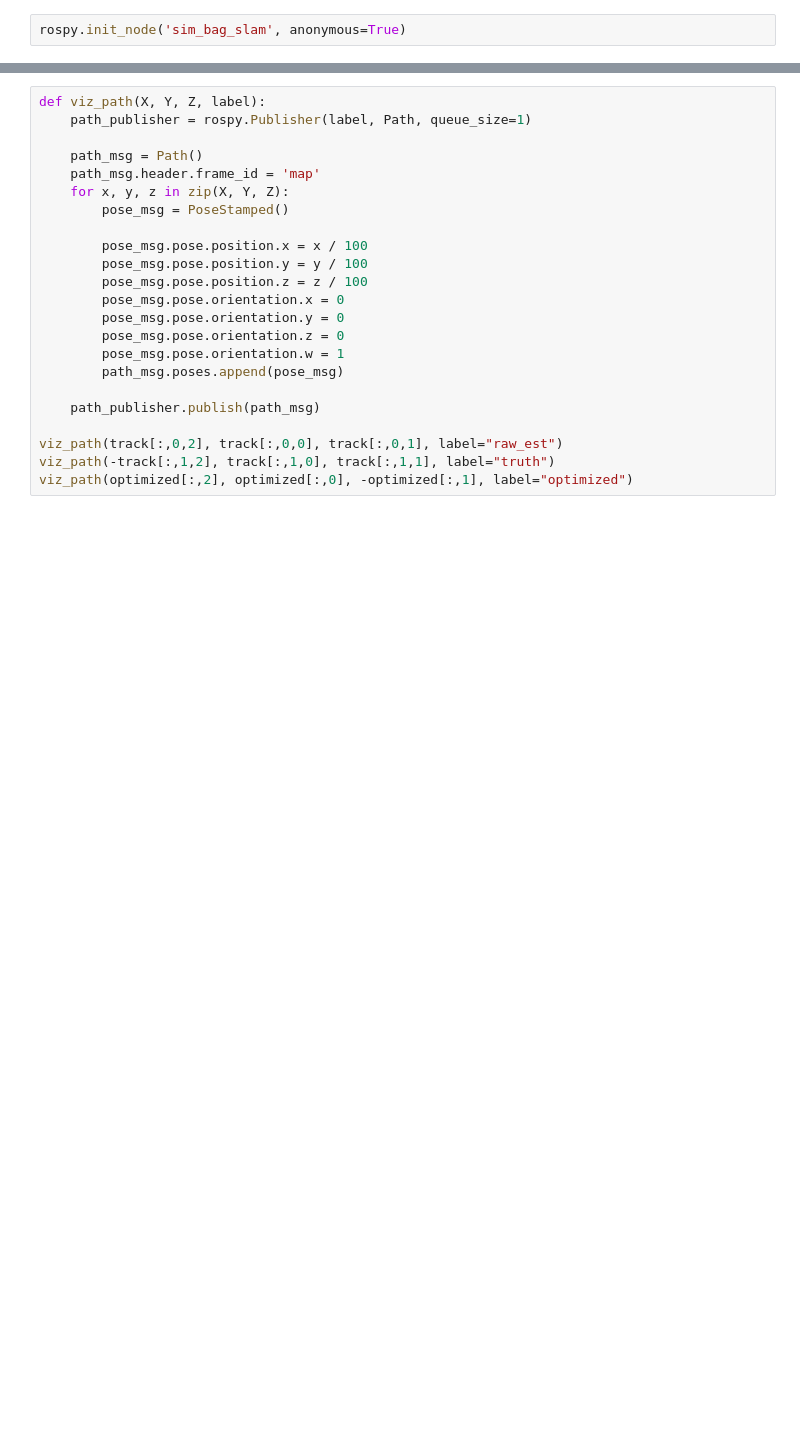
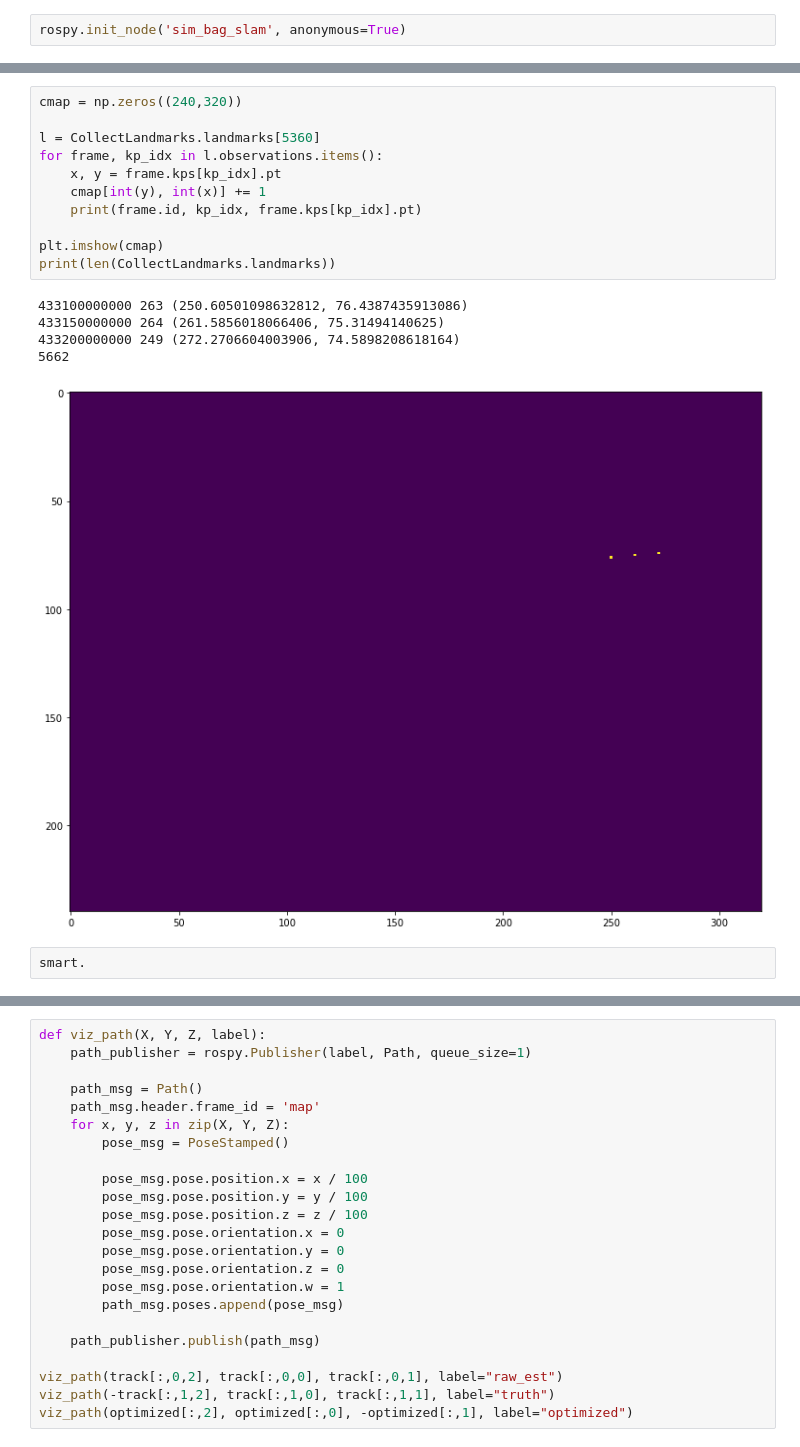
Before and after one commit to azazdeaz/test234, a Jupyter notebook: notebooks/sim-bag-slam.ipynb, the cells around one changed output, grey strips where cells are left out. Drawn from its saved outputs; the diff is of its cells as text; blank space fills up the shorter version.

```diff
--- a/notebooks/sim-bag-slam.ipynb
+++ b/notebooks/sim-bag-slam.ipynb
@@ -159,0 +516,19 @@ def zero_projection_matrix():
+# %%
+cmap = np.zeros((240,320))
+
+l = CollectLandmarks.landmarks[5360]
+for frame, kp_idx in l.observations.items():
+    x, y = frame.kps[kp_idx].pt
+    cmap[int(y), int(x)] += 1
+    print(frame.id, kp_idx, frame.kps[kp_idx].pt)
+
+plt.imshow(cmap)
+print(len(CollectLandmarks.landmarks))
+# %% [output]
+433100000000 263 (250.60501098632812, 76.4387435913086)
+433150000000 264 (261.5856018066406, 75.31494140625)
+433200000000 249 (272.2706604003906, 74.5898208618164)
+5662
+[figure, added]
+# %%
+smart.
```
Also changed, not shown: parts of 18 cells of this notebook, 2 other files.
